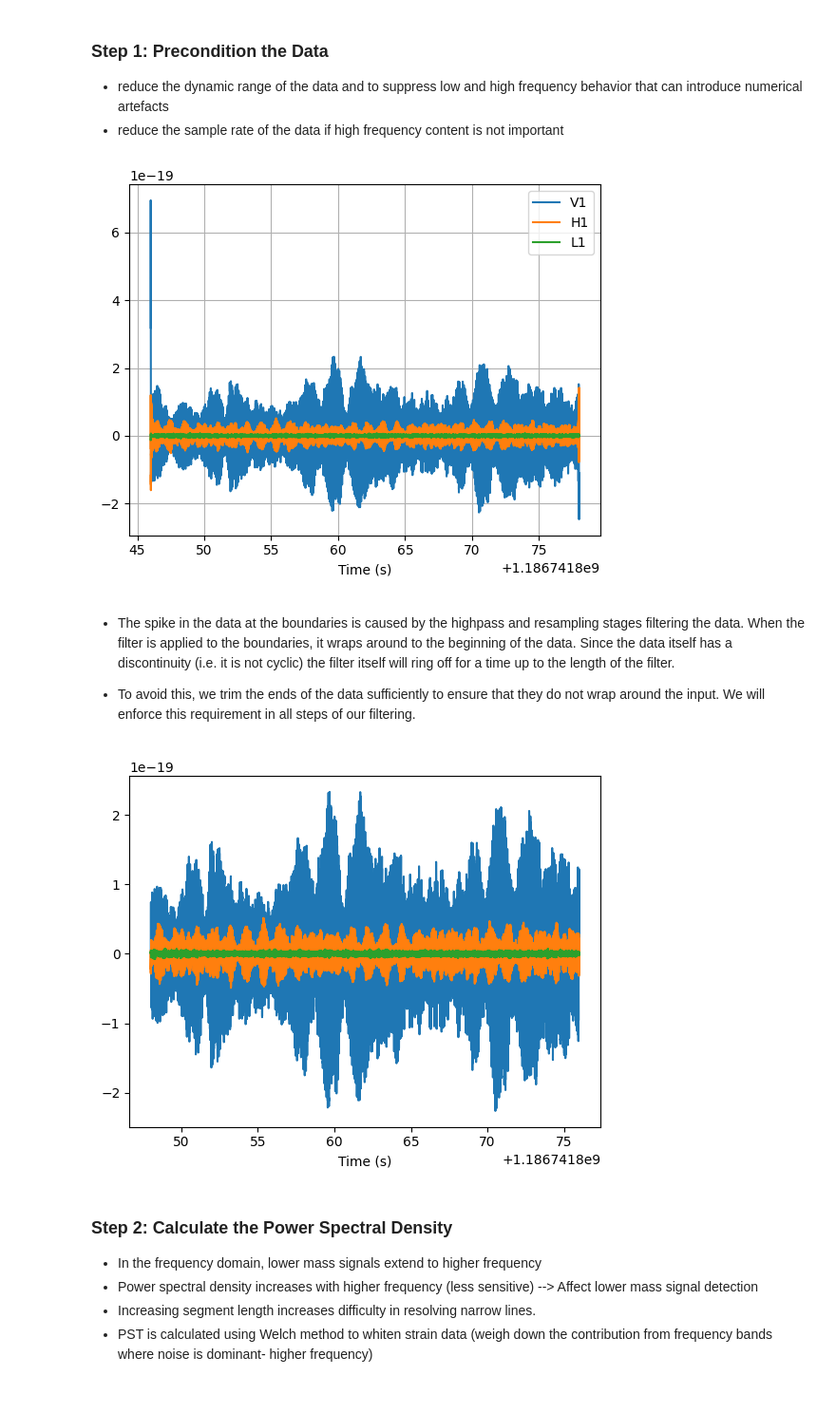
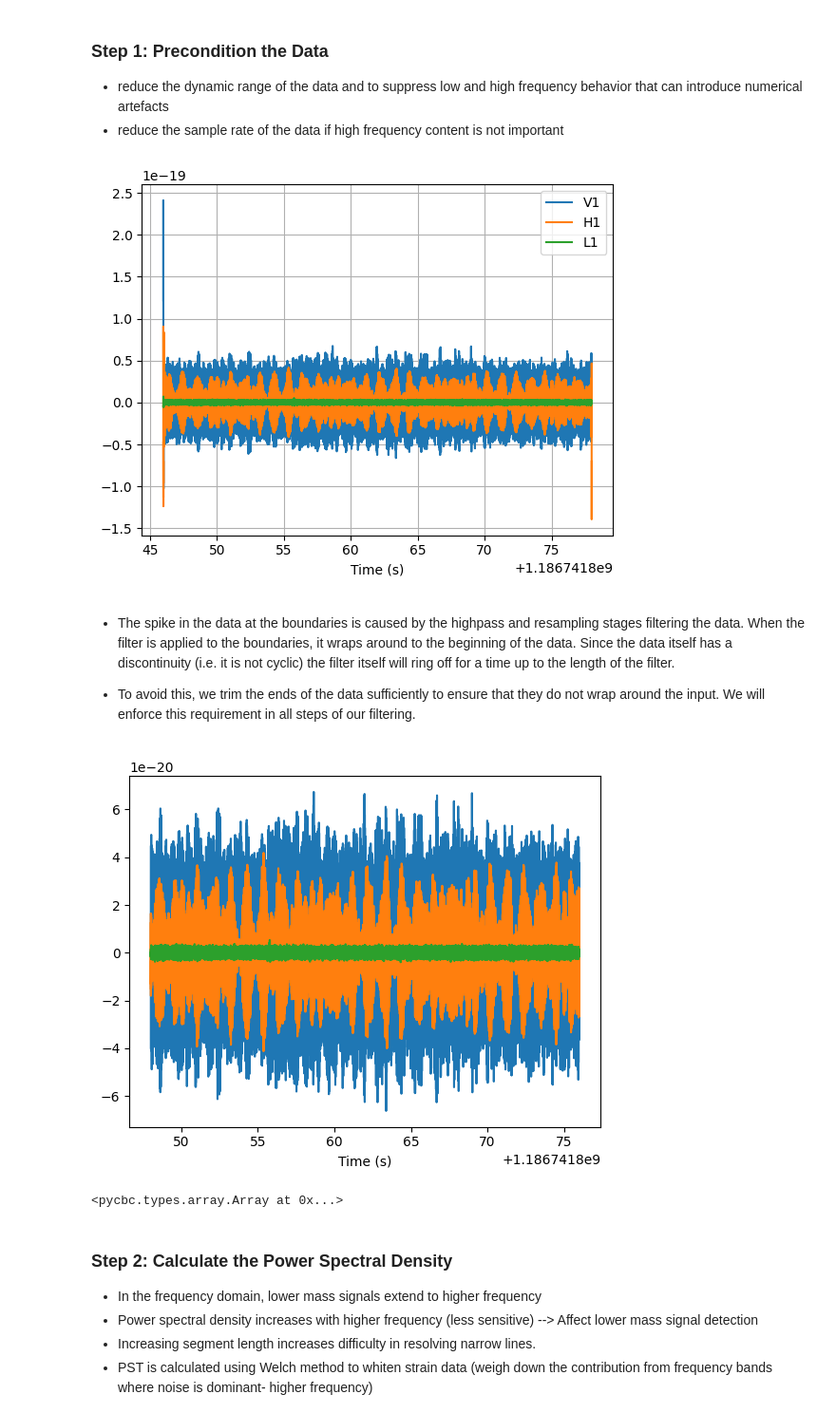
Before and after one commit to Heiley-W/Gravitational-Wave-Open-Data-Workshop, a Jupyter notebook: summary/GW3_Generate_Waveform_and_Matched_Filtering.ipynb, the cells around one changed output. Shown at 95% size. Cells and saved outputs as stored; diff of their text form; code cells hidden in the pictures.

```diff
--- a/summary/GW3_Generate_Waveform_and_Matched_Filtering.ipynb
+++ b/summary/GW3_Generate_Waveform_and_Matched_Filtering.ipynb
@@ -194,7 +176,7 @@ for ifo in ifos:
     strain = merger.strain(ifo)
 
     # Remove the low frequency content and downsample the data to 2048Hz
-    strain = highpass(strain, 15)
+    strain = highpass(strain, 20)
     strain = resample_to_delta_t(strain, 1.0/2048)
 
     pylab.plot(strain.sample_times, strain, label=ifo)
@@ -204,7 +186,7 @@ pylab.grid()
 pylab.legend()
 pylab.show()
 # %% [output]
-[figure, old version]
+[figure, new version]
 # %% [markdown]
 - The spike in the data at the boundaries is caused by the highpass and resampling stages filtering the data. When the filter is applied to the boundaries, it wraps around to the beginning of the data. Since the data itself has a discontinuity (i.e. it is not cyclic) the filter itself will ring off for a time up to the length of the filter.
 
@@ -212,21 +194,22 @@ pylab.show()
 # %%
 conditioned = {}
 
 for ifo in ifos:
     strain = merger.strain(ifo)
 
     # Remove the low frequency content and downsample the data to 2048Hz
-    strain = highpass(strain, 15)
+    strain = highpass(strain, 20)
     strain = resample_to_delta_t(strain, 1.0/2048)
     # Remove 2 seconds of data from both the beginning and end
     conditioned[ifo] = strain.crop(2, 2)
 
     pylab.plot(conditioned[ifo].sample_times, conditioned[ifo], label=ifo)
 
 pylab.xlabel('Time (s)')
 pylab.show()
 # %% [output]
-[figure, old version]
+[figure, new version]
+<pycbc.types.array.Array at 0x...>
 # %% [markdown]
 ### Step 2: Calculate the Power Spectral Density
 
```
Also changed, not shown: parts of 12 cells of this notebook.
